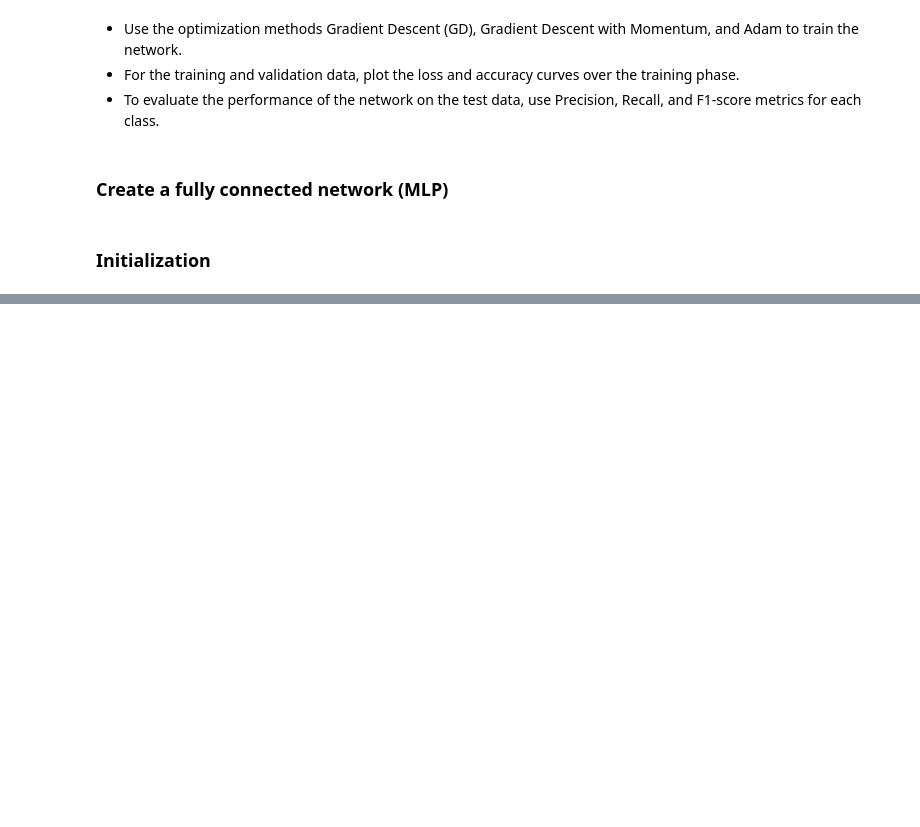
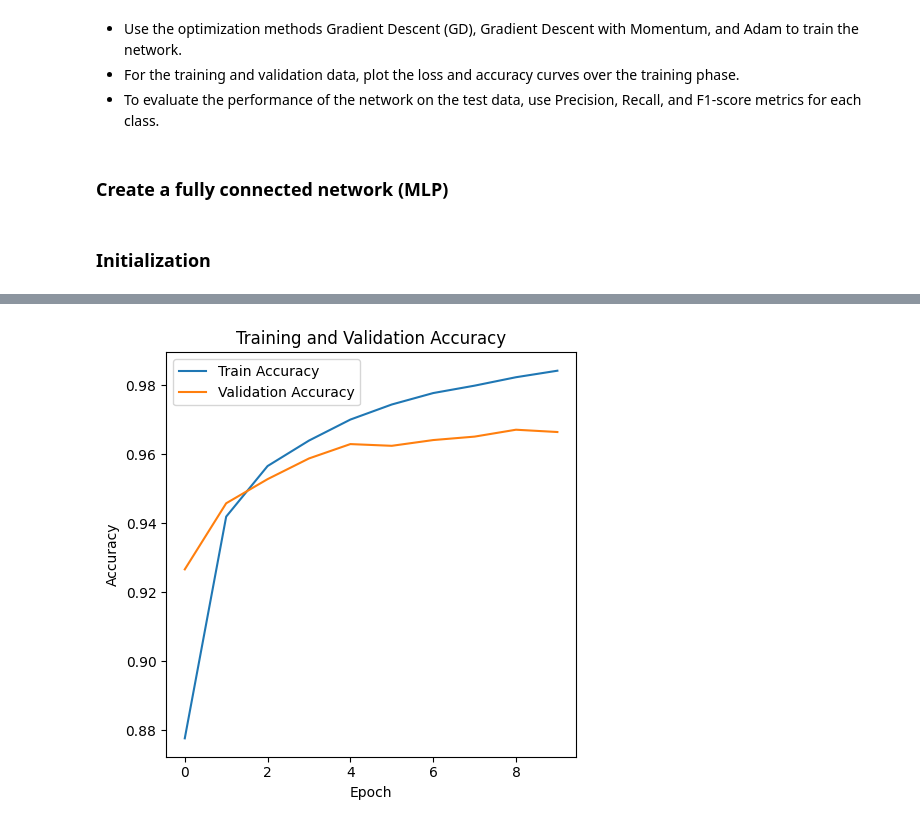
Before and after one commit to ZhrArhZ/DeepLearningIUT, a Jupyter notebook: coursework/1.MLP/HW2.ipynb, the cells around one changed output, grey strips where cells are left out. Saved outputs shown, nothing was run; the diff lists cells and outputs as text; code cells hidden in the pictures; blank space fills up the shorter version.

```diff
--- a/coursework/1.MLP/HW2.ipynb
+++ b/coursework/1.MLP/HW2.ipynb
@@ -221,0 +281,4 @@ def train_model(
+# %%
+plot_metric(history_Adam['train_acc'], history_Adam['val_acc'], label='Accuracy')
+# %% [output]
+[figure, added]
```
Also changed, not shown: parts of 18 cells of this notebook.
